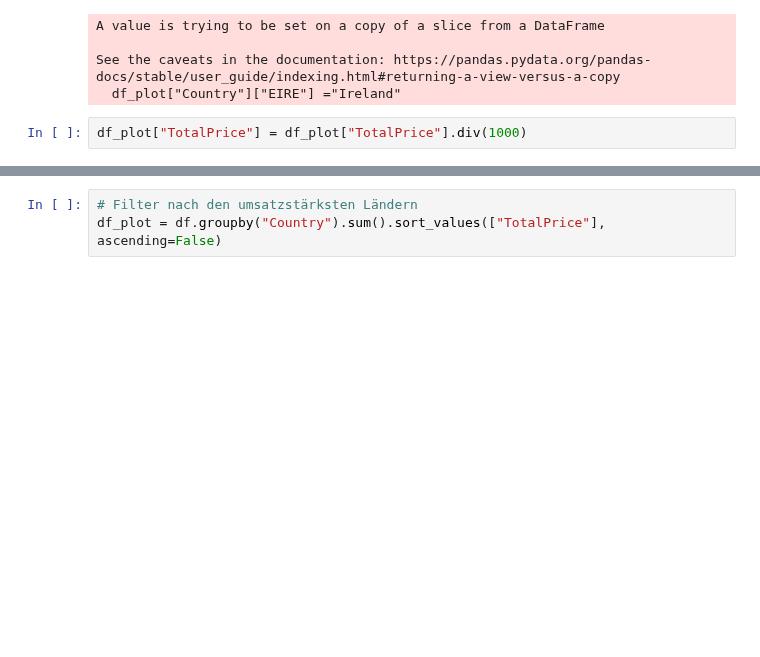
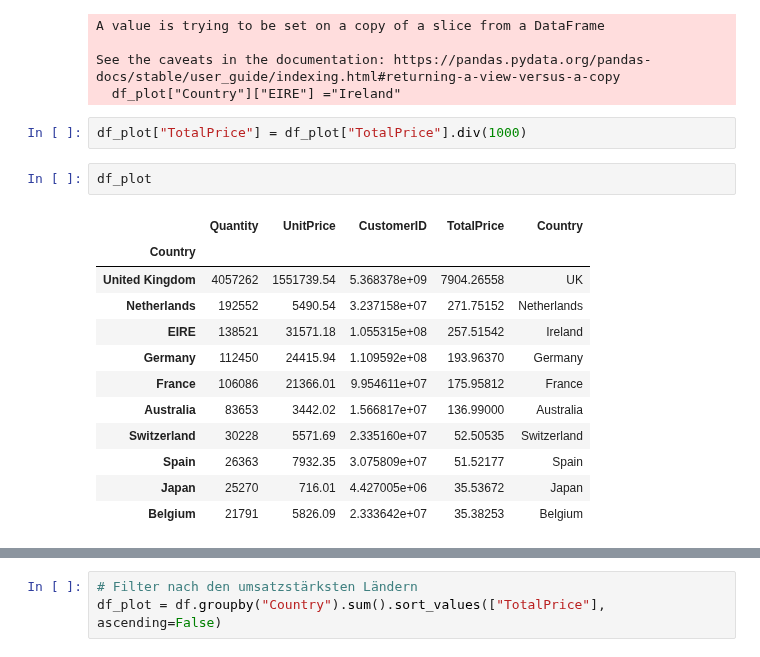
Before and after one commit to ArditFazliu/Analytics-und-Data-Storytelling, a Jupyter notebook: reports/draft_reports/h1.ipynb, the cells around one changed output, grey strips where cells are left out. Cells and saved outputs as stored; diff of their text form; blank space fills up the shorter version.

```diff
--- a/reports/draft_reports/h1.ipynb
+++ b/reports/draft_reports/h1.ipynb
@@ -101,6 +118,21 @@ See the caveats in the documentation: https://pandas.pydata.org/pandas-docs/stab
   df_plot["Country"]["EIRE"] ="Ireland"
 # %%
 df_plot["TotalPrice"] = df_plot["TotalPrice"].div(1000)
+# %%
+df_plot
+# %% [output]
+|  | Quantity | UnitPrice | CustomerID | TotalPrice | Country |
+| Country |  |  |  |  |  |
+| United Kingdom | 4057262 | 1551739.54 | 5.368378e+09 | 7904.26558 | UK |
+| Netherlands | 192552 | 5490.54 | 3.237158e+07 | 271.75152 | Netherlands |
+| EIRE | 138521 | 31571.18 | 1.055315e+08 | 257.51542 | Ireland |
+| Germany | 112450 | 24415.94 | 1.109592e+08 | 193.96370 | Germany |
+| France | 106086 | 21366.01 | 9.954611e+07 | 175.95812 | France |
+| Australia | 83653 | 3442.02 | 1.566817e+07 | 136.99000 | Australia |
+| Switzerland | 30228 | 5571.69 | 2.335160e+07 | 52.50535 | Switzerland |
+| Spain | 26363 | 7932.35 | 3.075809e+07 | 51.52177 | Spain |
+| Japan | 25270 | 716.01 | 4.427005e+06 | 35.53672 | Japan |
+| Belgium | 21791 | 5826.09 | 2.333642e+07 | 35.38253 | Belgium |
 # %%
 
 # Visualisierung der umsatzstärksten Kunden
```
Also changed, not shown: parts of 23 cells of this notebook.
